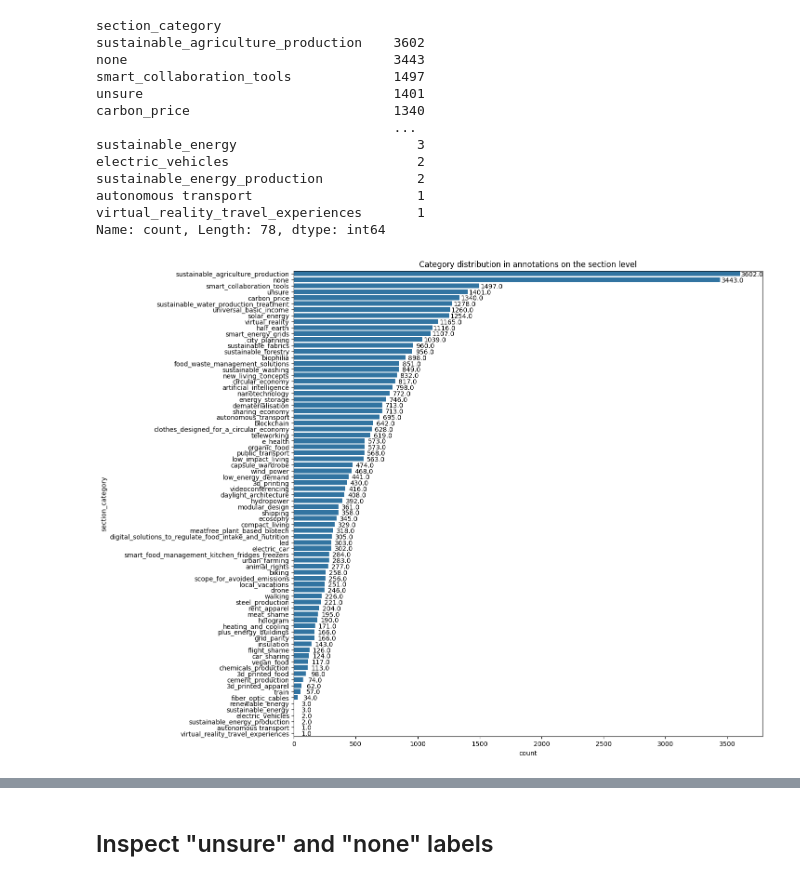
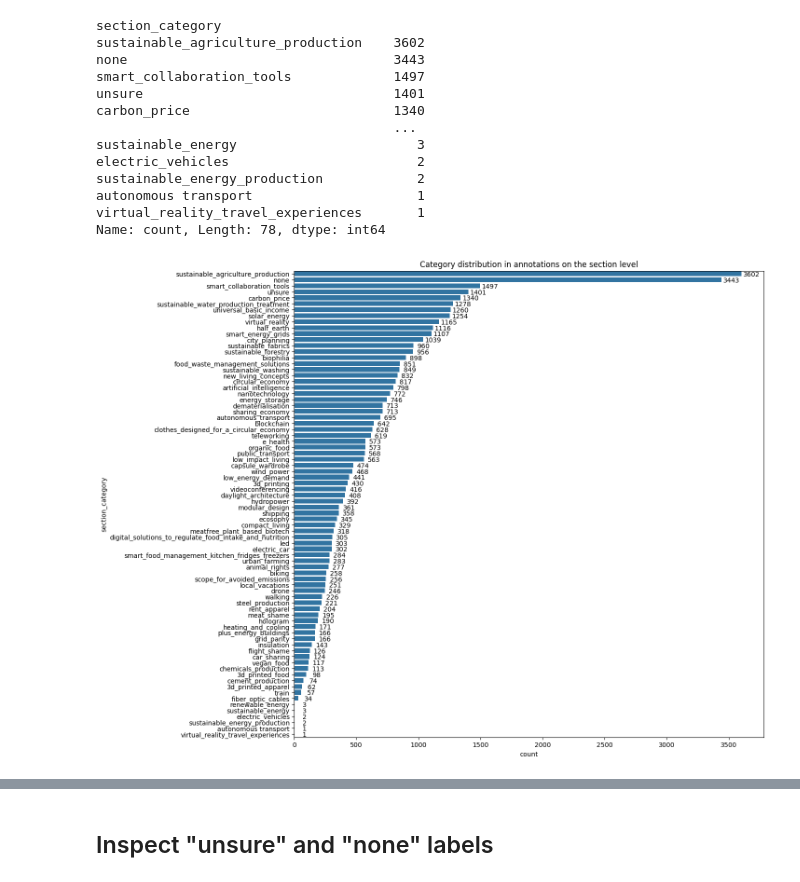
Before and after one commit to sdg-ai/trends-innovations, a Jupyter notebook: experiments/article_annotation/post_process_labeled_data_2.0.ipynb, the cells around one changed output, grey strips where cells are left out. Cells and saved outputs as stored; diff of their text form; code cells hidden in the pictures.

```diff
--- a/experiments/article_annotation/post_process_labeled_data_2.0.ipynb
+++ b/experiments/article_annotation/post_process_labeled_data_2.0.ipynb
@@ -72,12 +73,12 @@ Name: count, Length: 78, dtype: int64
 # %%
 plt.figure(figsize=(13, 13))
 ax = sns.countplot(y="section_category", data=predictions, order=predictions.section_category.value_counts().index)
 plt.title("Category distribution in annotations on the section level")
 
 # Add numbers to the bars
 for p in ax.patches:
     width = p.get_width()
-    plt.annotate(f'{width}', (width + 100, p.get_y() + 0.5), ha='center', va='center')
+    plt.annotate(f'{int(width)}', (width + 80, p.get_y() + 0.5), ha='center', va='center')
 plt.show()
 # %% [output]
-[figure, old version]
+[figure, new version]
```
Also changed, not shown: parts of 13 cells of this notebook.
